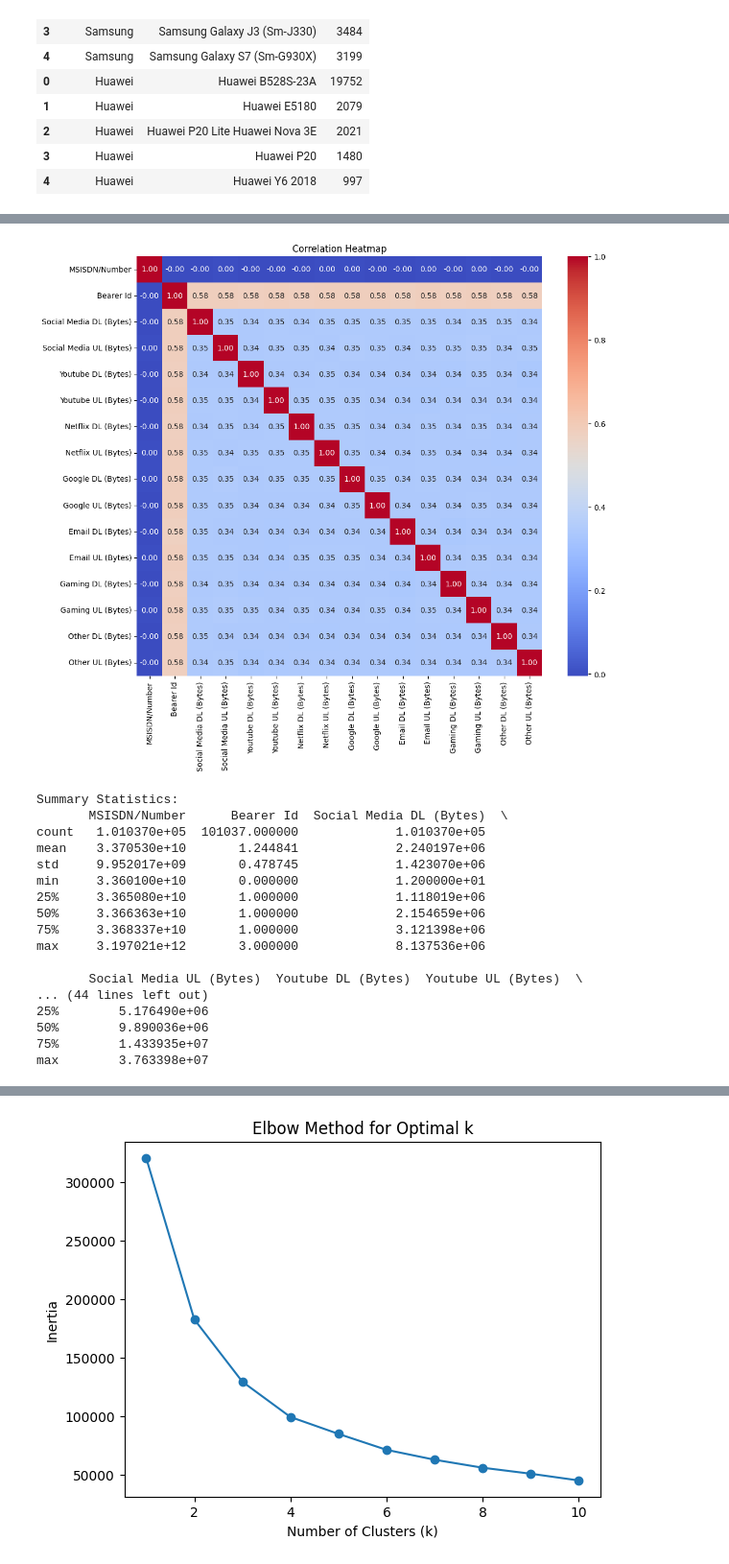
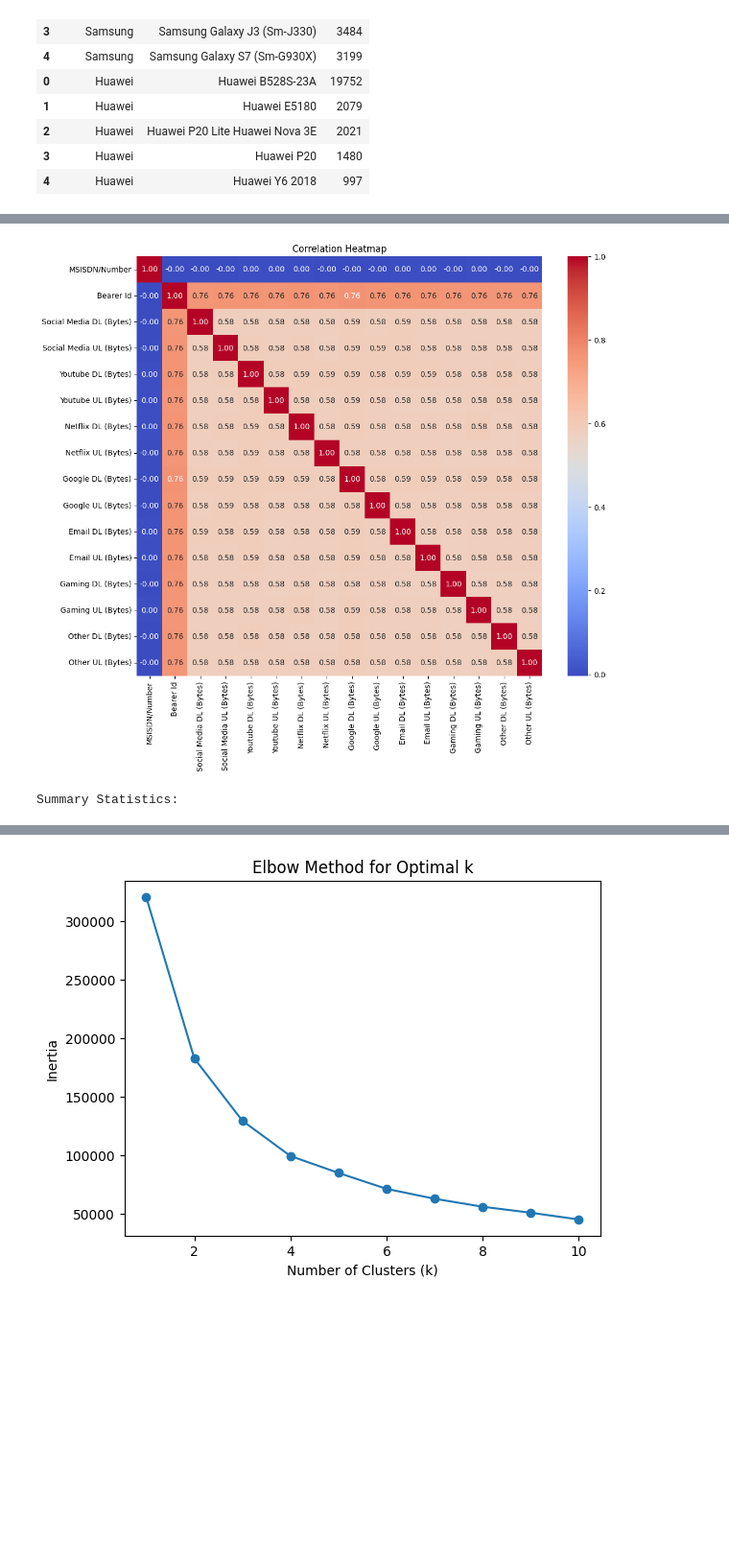
Before and after one commit to amanz55/Telecom-analysis, a Jupyter notebook: notebooks/sql_to_data_frame.ipynb, the cells around one changed output, grey strips where cells are left out. Shown at 96% size. Drawn from its saved outputs; the diff is of its cells as text; code cells hidden in the pictures; blank space fills up the shorter version.

```diff
--- a/notebooks/sql_to_data_frame.ipynb
+++ b/notebooks/sql_to_data_frame.ipynb
@@ -153,55 +158,38 @@ Aggregated User Behavior:
 # %%
 user_behavior_aggregated.describe()
 numerical_columns = user_behavior_aggregated.select_dtypes(include='number').columns
 non_numerical_columns = user_behavior_aggregated.select_dtypes(exclude='number').columns
 
 # # Replace missing values with the median for numerical columns
 user_behavior_aggregated[numerical_columns] = user_behavior_aggregated[numerical_columns].fillna(user_behavior_aggregated[numerical_columns].median())
 
 # # Replace missing values with the mode for non-numerical columns
 # user_behavior_aggregated[non_numerical_columns] = user_behavior_aggregated[non_numerical_columns].fillna(user_behavior_aggregated[non_numerical_columns].mode().iloc[0])
 
 # Identify and treat outliers by replacing them with the mean
 z_scores = zscore(df.select_dtypes(include='number'))
 abs_z_scores = abs(z_scores)
 filtered_entries = (abs_z_scores < 3).all(axis=1)
 
 # # Replace outlier values with the mean
 df.loc[~filtered_entries, numerical_columns] = df[numerical_columns].mean()
 
 # # Basic statistics and visualizations
-summary_statistics = df.describe()
-summary_statistics
+summary_statistics = user_behavior_aggregated
 
 # Correlation heatmap
-correlation_matrix = df.corr()
+correlation_matrix = user_behavior_aggregated[numerical_columns].corr()
 plt.figure(figsize=(12, 10))
 sns.heatmap(correlation_matrix, annot=True, cmap='coolwarm', fmt=".2f")
 plt.title('Correlation Heatmap')
 plt.show()
 
 # Display summary statistics
 print("Summary Statistics:")
-print(summary_statistics)
+# print(summary_statistics)
 # %% [output]
-[figure, old version]
+[figure, new version]
 Summary Statistics:
-       MSISDN/Number      Bearer Id  Social Media DL (Bytes)  \
-count   1.010370e+05  101037.000000             1.010370e+05
-mean    3.370530e+10       1.244841             2.240197e+06
-std     9.952017e+09       0.478745             1.423070e+06
-min     3.360100e+10       0.000000             1.200000e+01
-25%     3.365080e+10       1.000000             1.118019e+06
-50%     3.366363e+10       1.000000             2.154659e+06
-75%     3.368337e+10       1.000000             3.121398e+06
-max     3.197021e+12       3.000000             8.137536e+06
-
-       Social Media UL (Bytes)  Youtube DL (Bytes)  Youtube UL (Bytes)  \
-... (44 lines left out)
-25%        5.176490e+06
-50%        9.890036e+06
-75%        1.433935e+07
-max        3.763398e+07
 # %%
 variable_info = pd.DataFrame(columns=['Variable', 'Data Type'])
 
```
Also changed, not shown: parts of 20 cells of this notebook, 4 other files.
